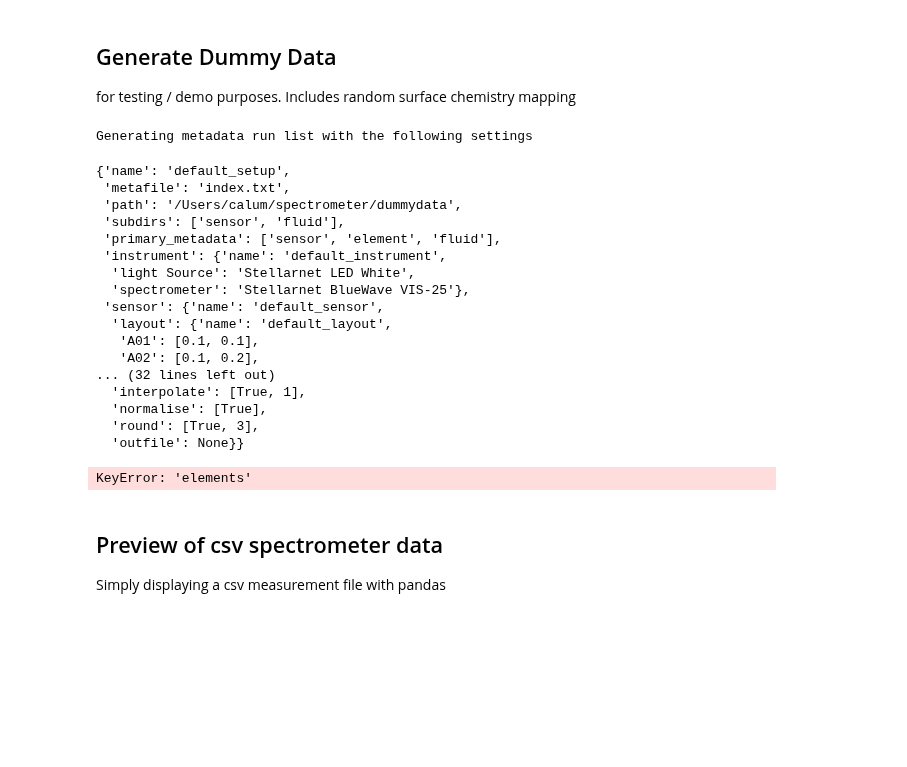
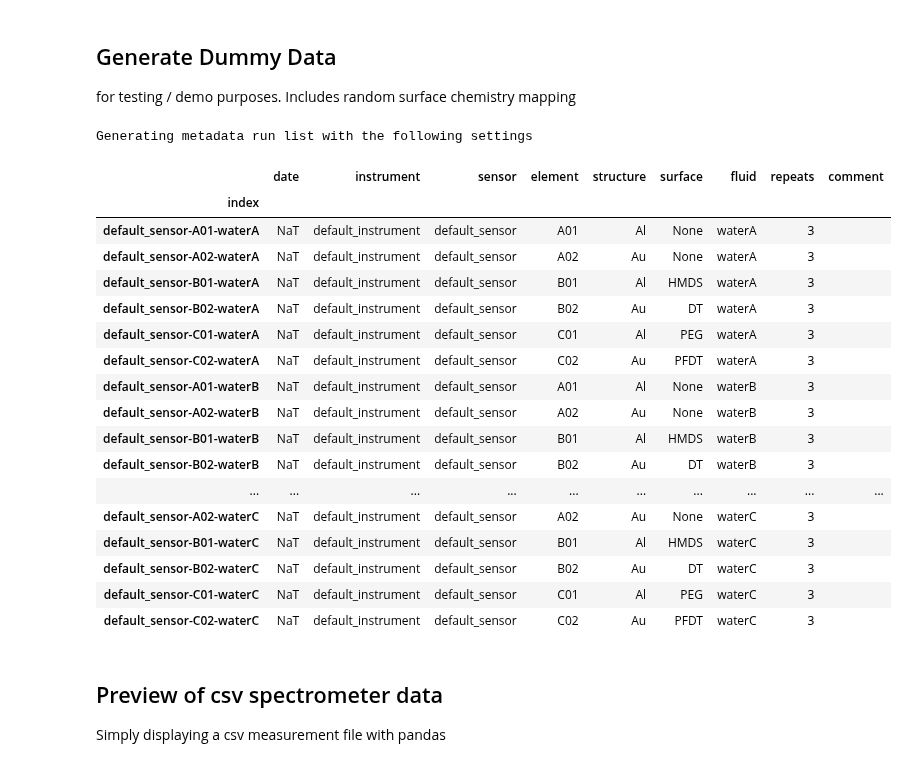
Before and after one commit to calcut/dwt-optical, a Jupyter notebook: csv_import_export.ipynb, the cells around one changed output. Drawn from its saved outputs; the diff is of its cells as text; code cells hidden in the pictures; blank space fills up the shorter version.

```diff
--- a/csv_import_export.ipynb
+++ b/csv_import_export.ipynb
@@ -12,50 +12,38 @@ Includes random surface chemistry mapping
 # %%
 import lib.csv_helpers as csv
 from IPython.display import display
+import lib.json_setup as json_setup
 
 print("Generating metadata run list with the following settings")
 
 # Start with the example setup dictionary
 setup = csv.get_default_setup()
 
-# Modify any of the example settings
-# setup['path'] = 'dummydata'
-# setup['subdirs'] = ['instrument', 'fluid']
-# setup['instrument']['sensor'] = 'DUM01'
-# setup['fluids'] = ['waterA', 'waterB']
-# setup['repeats'] = 2
-# setup['wavelength_range'] = [540, 730, 0.5]
-
-
-display(setup)
-
 run_df = csv.generate_run_df(setup)
-
+run_df
 # Iterate through the run_df calling dummy_measurement for each row,
 # Stores the results in the path/subdirs defined in setup.
-csv.run_measure(setup, run_df, measure_func=csv.dummy_measurement)
-csv.write_instrument_json(setup)
-csv.write_setup_json(setup)
+# csv.run_measure(setup, run_df, measure_func=csv.dummy_measurement)
 # %% [output]
 Generating metadata run list with the following settings
-{'name': 'default_setup',
- 'metafile': 'index.txt',
- 'path': '/Users/calum/spectrometer/dummydata',
- 'subdirs': ['sensor', 'fluid'],
- 'primary_metadata': ['sensor', 'element', 'fluid'],
- 'instrument': {'name': 'default_instrument',
-  'light Source': 'Stellarnet LED White',
-  'spectrometer': 'Stellarnet BlueWave VIS-25'},
- 'sensor': {'name': 'default_sensor',
-  'layout': {'name': 'default_layout',
-   'A01': [0.1, 0.1],
-   'A02': [0.1, 0.2],
-... (32 lines left out)
-  'interpolate': [True, 1],
-  'normalise': [True],
-  'round': [True, 3],
-  'outfile': None}}
-KeyError: 'elements'
+|  | date | instrument | sensor | element | structure | surface | fluid | repeats | comment |
+| index |  |  |  |  |  |  |  |  |  |
+| default_sensor-A01-waterA | NaT | default_instrument | default_sensor | A01 | Al | None | waterA | 3 |  |
+| default_sensor-A02-waterA | NaT | default_instrument | default_sensor | A02 | Au | None | waterA | 3 |  |
+| default_sensor-B01-waterA | NaT | default_instrument | default_sensor | B01 | Al | HMDS | waterA | 3 |  |
+| default_sensor-B02-waterA | NaT | default_instrument | default_sensor | B02 | Au | DT | waterA | 3 |  |
+| default_sensor-C01-waterA | NaT | default_instrument | default_sensor | C01 | Al | PEG | waterA | 3 |  |
+| default_sensor-C02-waterA | NaT | default_instrument | default_sensor | C02 | Au | PFDT | waterA | 3 |  |
+| default_sensor-A01-waterB | NaT | default_instrument | default_sensor | A01 | Al | None | waterB | 3 |  |
+| default_sensor-A02-waterB | NaT | default_instrument | default_sensor | A02 | Au | None | waterB | 3 |  |
+| default_sensor-B01-waterB | NaT | default_instrument | default_sensor | B01 | Al | HMDS | waterB | 3 |  |
+| default_sensor-B02-waterB | NaT | default_instrument | default_sensor | B02 | Au | DT | waterB | 3 |  |
+| ... | ... | ... | ... | ... | ... | ... | ... | ... | ... |
+| default_sensor-A02-waterC | NaT | default_instrument | default_sensor | A02 | Au | None | waterC | 3 |  |
+| default_sensor-B01-waterC | NaT | default_instrument | default_sensor | B01 | Al | HMDS | waterC | 3 |  |
+| default_sensor-B02-waterC | NaT | default_instrument | default_sensor | B02 | Au | DT | waterC | 3 |  |
+| default_sensor-C01-waterC | NaT | default_instrument | default_sensor | C01 | Al | PEG | waterC | 3 |  |
+| default_sensor-C02-waterC | NaT | default_instrument | default_sensor | C02 | Au | PFDT | waterC | 3 |  |
 # %% [markdown]
 ## Preview of csv spectrometer data
 Simply displaying a csv measurement file with pandas
```
Also changed, not shown: parts of 7 cells of this notebook, 10 other files.
